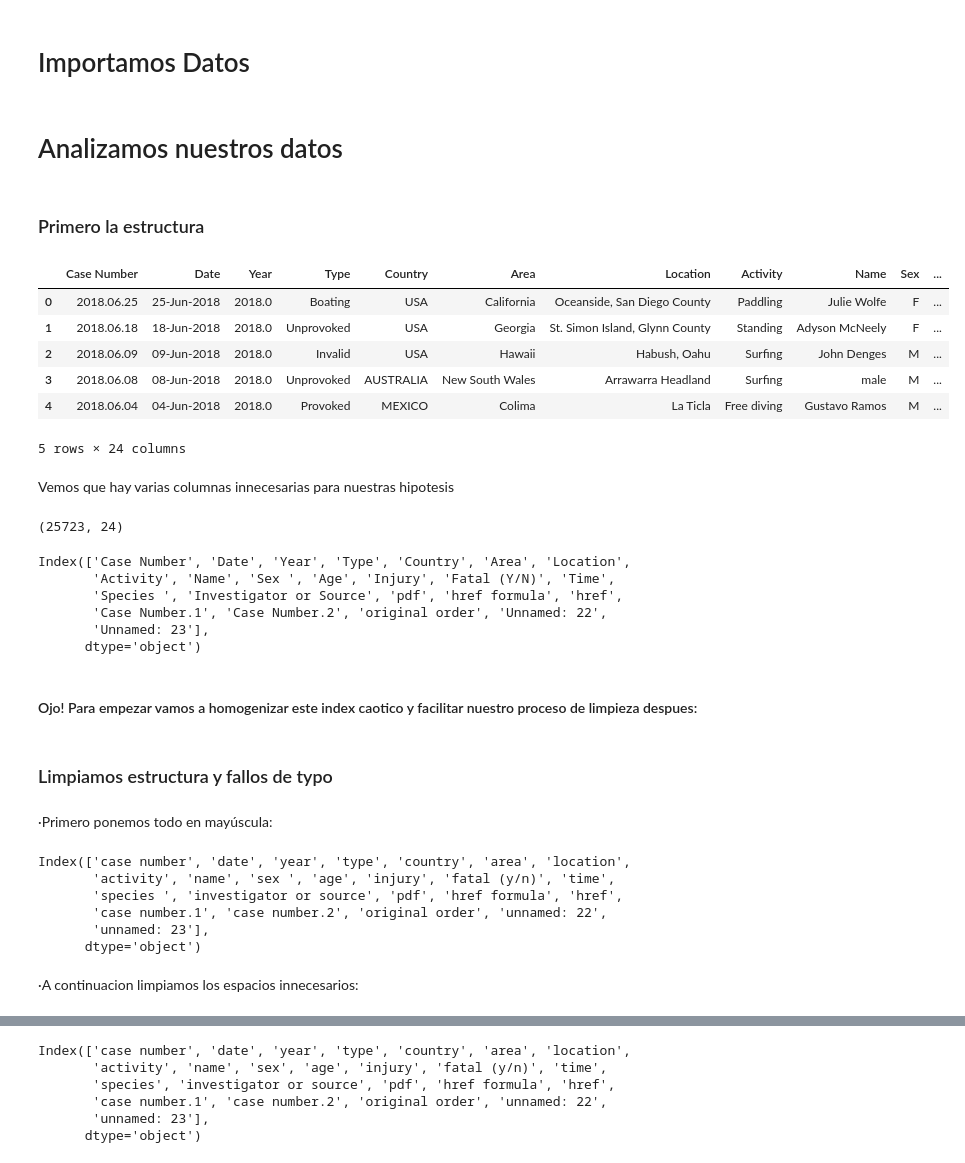
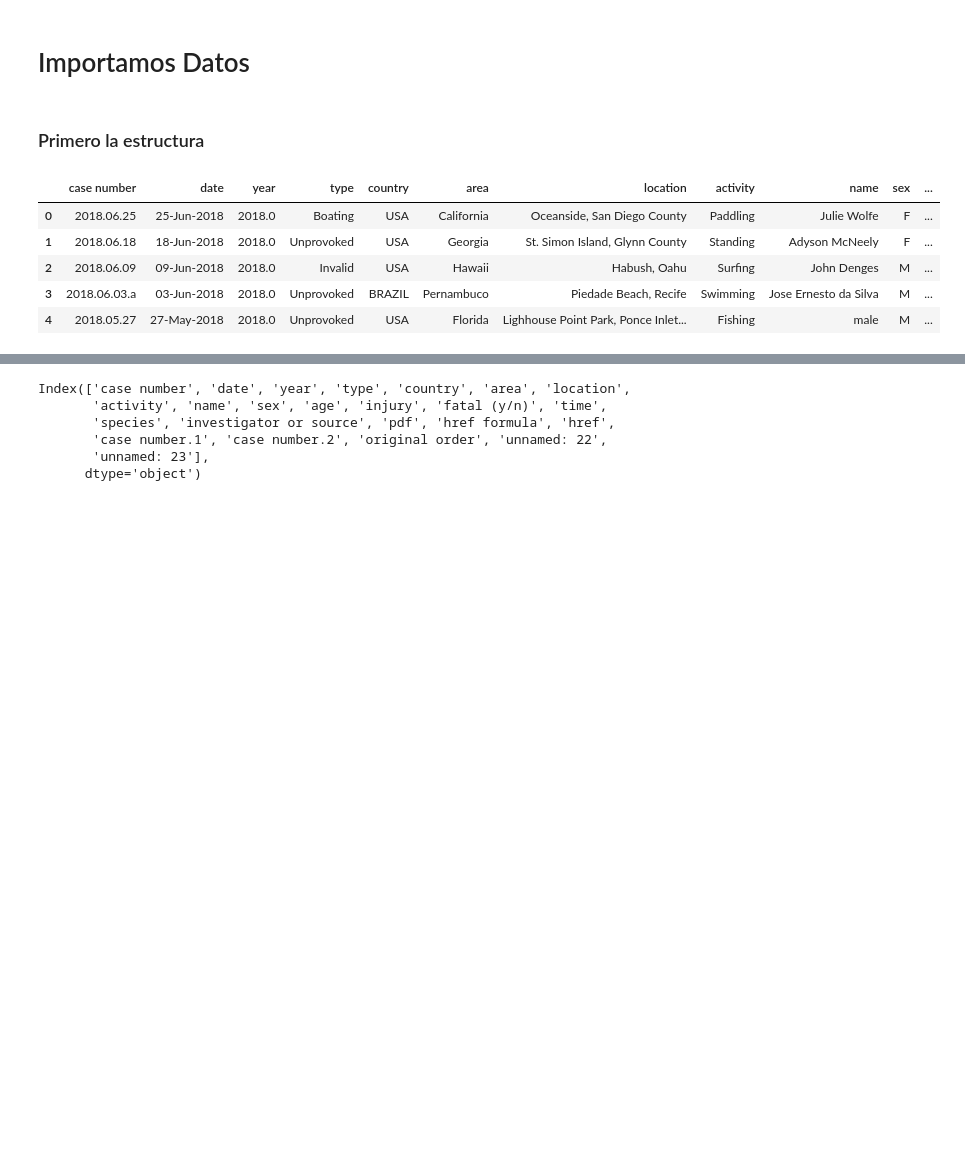
Before and after one commit to xarlomi/data-cleaning-pandas, a Jupyter notebook: visualizacion.ipynb, the cells around one changed output, grey strips where cells are left out. Cells and saved outputs as stored; diff of their text form; code cells hidden in the pictures; blank space fills up the shorter version.

```diff
--- a/visualizacion.ipynb
+++ b/visualizacion.ipynb
@@ -11,36 +11,14 @@ data = pd.read_csv("attacks.csv",encoding = "ISO-8859-1")
-# %% [markdown]
-# Analizamos nuestros datos
+# %%
+df = pd.read_csv("cleaning_text.csv")
 # %% [markdown]
 
 ### Primero la estructura
 # %%
-data.head()
+df.head()
 # %% [output]
-|  | Case Number | Date | Year | Type | Country | Area | Location | Activity | Name | Sex | ... |
+|  | case number | date | year | type | country | area | location | activity | name | sex | ... |
 | 0 | 2018.06.25 | 25-Jun-2018 | 2018.0 | Boating | USA | California | Oceanside, San Diego County | Paddling | Julie Wolfe | F | ... |
 | 1 | 2018.06.18 | 18-Jun-2018 | 2018.0 | Unprovoked | USA | Georgia | St. Simon Island, Glynn County | Standing | Adyson McNeely | F | ... |
 | 2 | 2018.06.09 | 09-Jun-2018 | 2018.0 | Invalid | USA | Hawaii | Habush, Oahu | Surfing | John Denges | M | ... |
-| 3 | 2018.06.08 | 08-Jun-2018 | 2018.0 | Unprovoked | AUSTRALIA | New South Wales | Arrawarra Headland | Surfing | male | M | ... |
-| 4 | 2018.06.04 | 04-Jun-2018 | 2018.0 | Provoked | MEXICO | Colima | La Ticla | Free diving | Gustavo Ramos | M | ... |
+| 3 | 2018.06.03.a | 03-Jun-2018 | 2018.0 | Unprovoked | BRAZIL | Pernambuco | Piedade Beach, Recife | Swimming | Jose Ernesto da Silva | M | ... |
+| 4 | 2018.05.27 | 27-May-2018 | 2018.0 | Unprovoked | USA | Florida | Lighhouse Point Park, Ponce Inlet... | Fishing | male | M | ... |
-5 rows × 24 columns
-# %% [markdown]
-Vemos que hay varias columnas innecesarias para nuestras hipotesis
-# %%
-data.shape
-# %% [output]
-(25723, 24)
-# %%
-data.columns
-# %% [output]
-Index(['Case Number', 'Date', 'Year', 'Type', 'Country', 'Area', 'Location',
-       'Activity', 'Name', 'Sex ', 'Age', 'Injury', 'Fatal (Y/N)', 'Time',
-       'Species ', 'Investigator or Source', 'pdf', 'href formula', 'href',
-       'Case Number.1', 'Case Number.2', 'original order', 'Unnamed: 22',
-       'Unnamed: 23'],
-      dtype='object')
-# %% [markdown]
-#### Ojo! Para empezar vamos a homogenizar este index caotico y facilitar nuestro proceso de limpieza despues:
-# %% [markdown]
-### Limpiamos estructura y fallos de typo
-# %% [markdown]
-·Primero ponemos todo en mayúscula:
@@ -49,11 +24,0 @@ data.columns = data.columns.str.lower()
-# %%
-data.columns
-# %% [output]
-Index(['case number', 'date', 'year', 'type', 'country', 'area', 'location',
-       'activity', 'name', 'sex ', 'age', 'injury', 'fatal (y/n)', 'time',
-       'species ', 'investigator or source', 'pdf', 'href formula', 'href',
-       'case number.1', 'case number.2', 'original order', 'unnamed: 22',
-       'unnamed: 23'],
-      dtype='object')
-# %% [markdown]
-·A continuacion limpiamos los espacios innecesarios:
```
Also changed, not shown: parts of 47 cells of this notebook.
